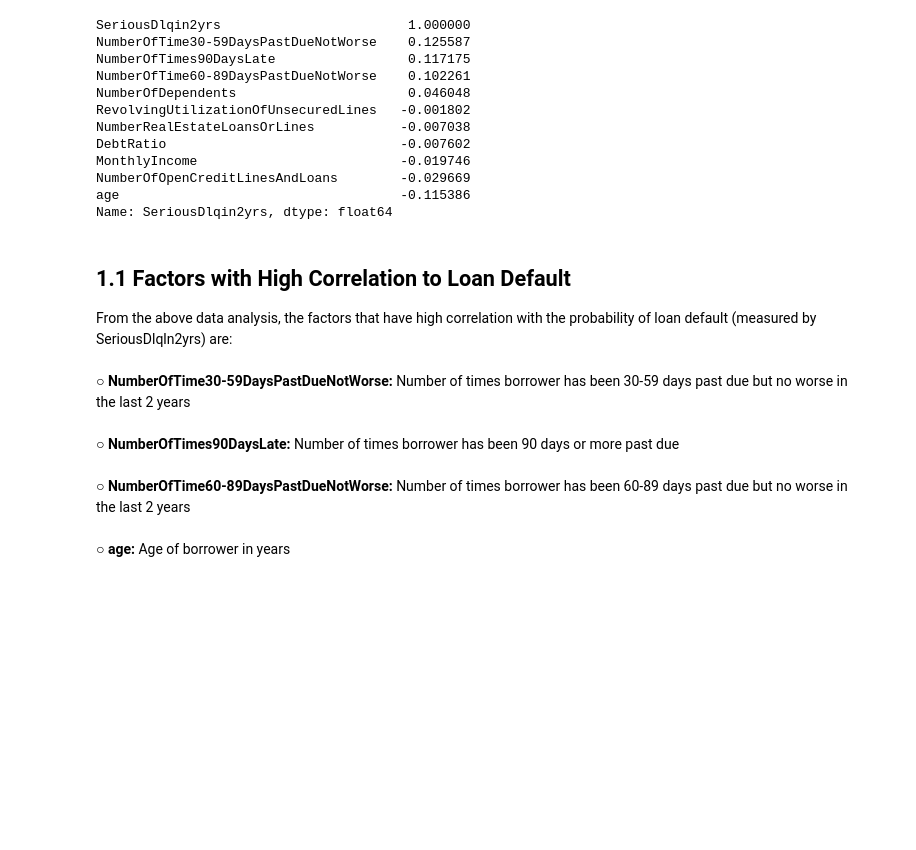
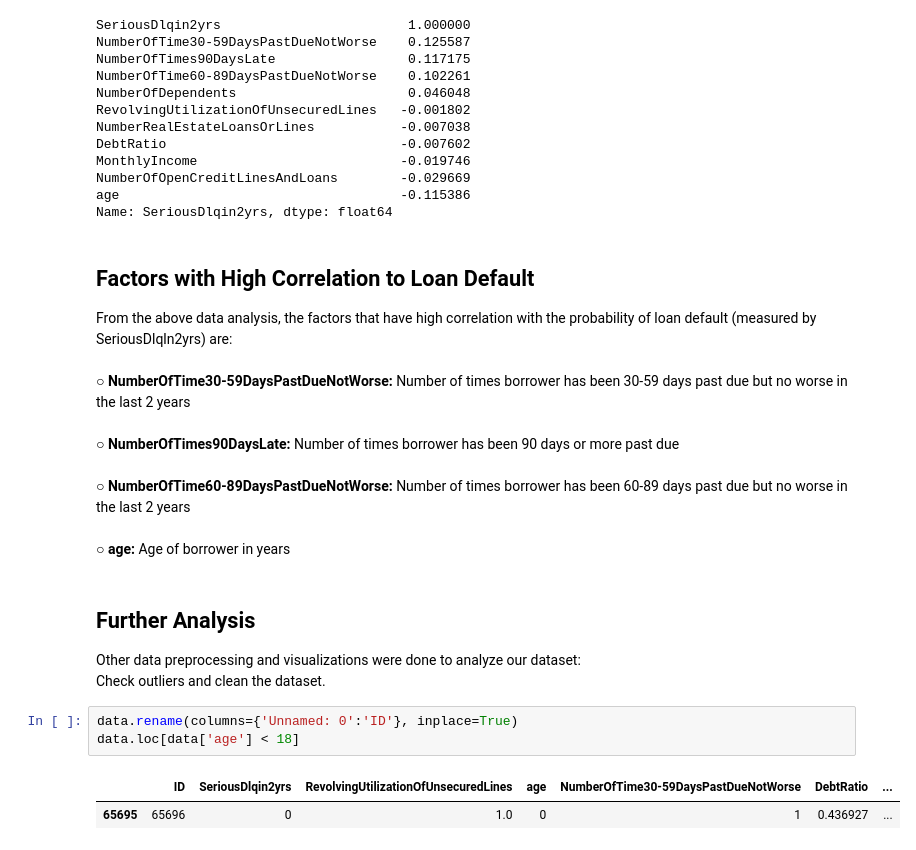
Before and after one commit to okim1227/Give-Me-Some-Credit, a Jupyter notebook: notebooks/p1_analyze_dataset.ipynb, the cells around one changed output. Cells and saved outputs as stored; diff of their text form; blank space fills up the shorter version.

```diff
--- a/notebooks/p1_analyze_dataset.ipynb
+++ b/notebooks/p1_analyze_dataset.ipynb
@@ -96,7 +96,7 @@ NumberOfOpenCreditLinesAndLoans        -0.029669
 age                                    -0.115386
 Name: SeriousDlqin2yrs, dtype: float64
 # %% [markdown]
-<h2> 1.1 Factors with High Correlation to Loan Default </h2>
+<h2> Factors with High Correlation to Loan Default </h2>
 From the above data analysis, the factors that have high correlation with the probability of loan default (measured by SeriousDlqln2yrs) are:
 <br><br>
 
@@ -104,5 +104,13 @@ From the above data analysis, the factors that have high correlation with the pr
 ○	<b>NumberOfTimes90DaysLate:</b> Number of times borrower has been 90 days or more past due <br><br>
 ○	<b>NumberOfTime60-89DaysPastDueNotWorse:</b> Number of times borrower has been 60-89 days past due but no worse in the last 2 years <br><br>
 ○	<b>age:</b> Age of borrower in years
-
-<br><br>
+# %% [markdown]
+<h2> Further Analysis </h2>
+Other data preprocessing and visualizations were done to analyze our dataset: <br>
+Check outliers and clean the dataset. <br>
+# %%
+data.rename(columns={'Unnamed: 0':'ID'}, inplace=True)
+data.loc[data['age'] < 18]
+# %% [output]
+|  | ID | SeriousDlqin2yrs | RevolvingUtilizationOfUnsecuredLines | age | NumberOfTime30-59DaysPastDueNotWorse | DebtRatio | ... |
+| 65695 | 65696 | 0 | 1.0 | 0 | 1 | 0.436927 | ... |
```
Also changed, not shown: parts of 7 cells of this notebook, 1 other file.
